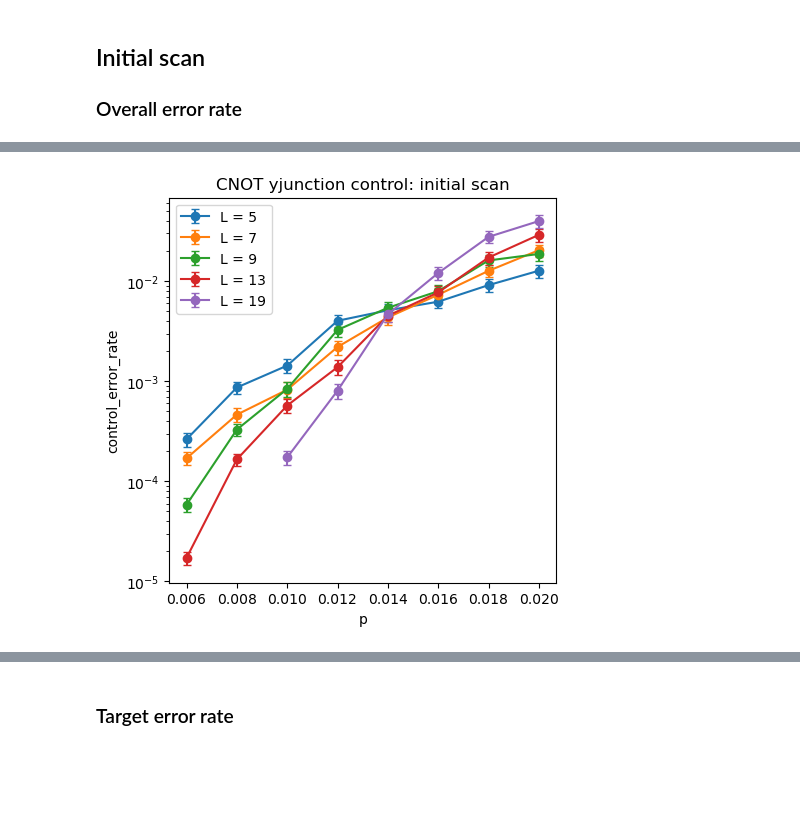
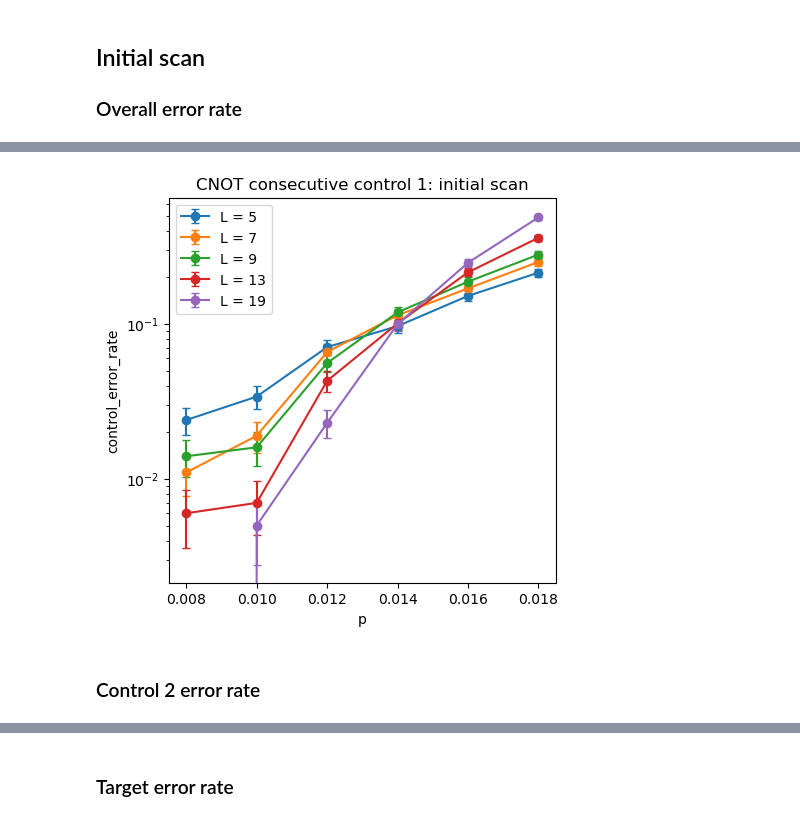
Before and after one commit to njvincent/mp-decoder, a Jupyter notebook: notebooks/cnot_primitive_consecutive_analysis.ipynb, the cells around one changed output, grey strips where cells are left out. Saved outputs shown, nothing was run; the diff lists cells and outputs as text; code cells hidden in the pictures; blank space fills up the shorter version.

```diff
--- a/notebooks/cnot_primitive_consecutive_analysis.ipynb
+++ b/notebooks/cnot_primitive_consecutive_analysis.ipynb
@@ -12,13 +12,14 @@ This file contains analysis for CNOT Primitive Consecutive results (initial scan
 from analysis_utils import load_ft_scan, plot_rate_scan
 
 initial_scan = load_ft_scan(
-    "../results/cnot_yjunction/initial_scan",
-    p_values=[0.006, 0.008, 0.010, 0.012, 0.014, 0.016, 0.018, 0.020],
+    "../results/cnot_primitive_consecutive/initial_scan",
+    p_values=[0.008, 0.010, 0.012, 0.014, 0.016, 0.018],
     L_values=[5, 7, 9, 13, 19],
     expected_repeats=1,
     failure_fields={
         "target": "target_logical_failures",
-        "control": "control_logical_failures",
+        "control_1": "control_1_logical_failures",
+        "control_2": "control_2_logical_failures",
     },
 )
 initial_scan.print_summary()
@@ -48,9 +48,11 @@ plot_rate_scan(
 # %%
 plot_rate_scan(
     initial_scan,
-    rate_name="control",
-    title="CNOT yjunction control: initial scan",
+    rate_name="control_1",
+    title="CNOT consecutive control 1: initial scan",
     ylabel="control_error_rate",
 )
 # %% [output]
-[figure, old version]
+[figure, new version]
+# %% [markdown]
+### Control 2 error rate
```
Also changed, not shown: parts of 12 cells of this notebook.
